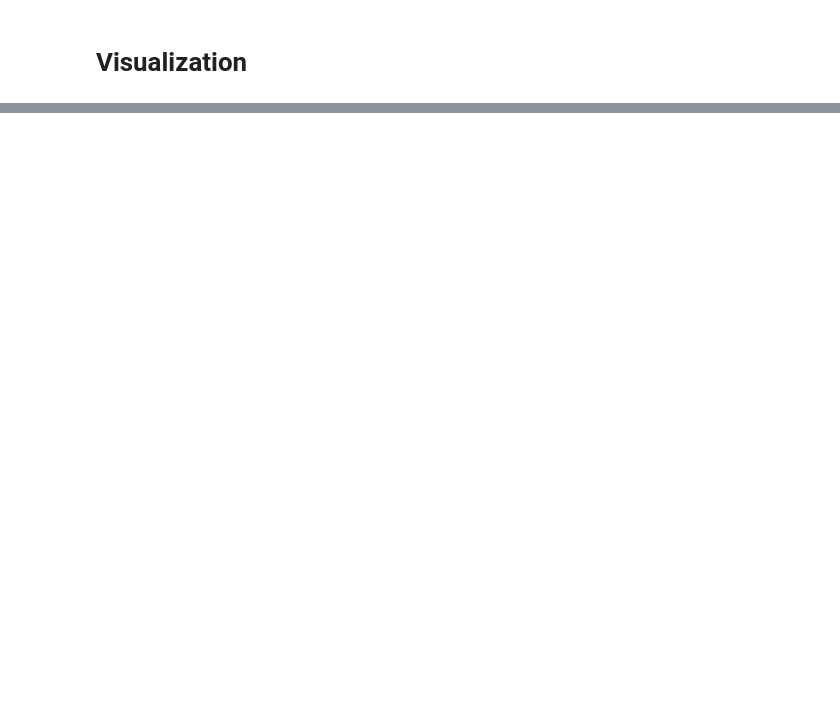
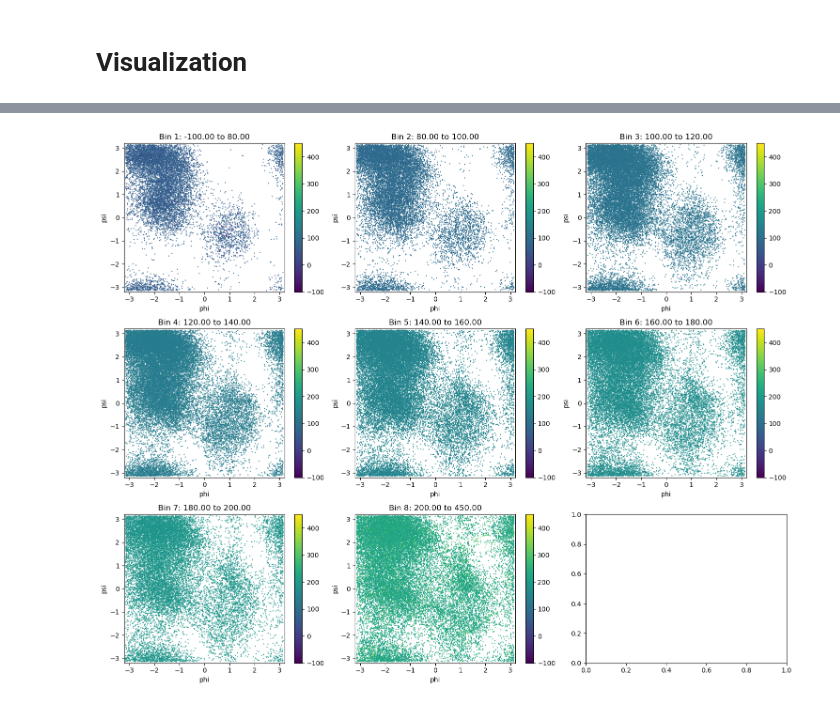
Before and after one commit to seonghyun26/cmd, a Jupyter notebook: data/alanine/dataset-visualize.ipynb, the cells around one changed output, grey strips where cells are left out. Saved outputs shown, nothing was run; the diff lists cells and outputs as text; code cells hidden in the pictures; blank space fills up the shorter version.

```diff
--- a/data/alanine/dataset-visualize.ipynb
+++ b/data/alanine/dataset-visualize.ipynb
@@ -143,0 +170,3 @@ plt.show()
+# %%
+df = pd.DataFrame(np.array([energy_list, state_phi_list, state_psi_list]).T, columns=["energy", "phi", "psi"])
+df
@@ -143,0 +204,23 @@ plt.show()
+# %%
+bins = np.array([-100, 80, 100, 120, 140, 160, 180, 200, 450])
+# %%
+fig,axs = plt.subplots(3, 3, figsize = ( 15, 12 ) )
+axs = axs.ravel()
+
+for i in tqdm(
+    range(0, min(len(bins)-1, 9))
+):
+	ax = axs[i]
+	df_selected = df[(df[f'energy'] <= bins[i+1]) & (df[f'energy'] >= bins[i])]
+	df_selected.plot.hexbin(
+		'phi', 'psi', C=f'energy',
+		vmin = bins[0], vmax = bins[-1],
+		cmap = "viridis", ax = ax,
+		gridsize = 400,
+	)
+	ax.set_title(f"Bin {i+1}: {bins[i]:.2f} to {bins[i+1]:.2f}")
+	ax.set_xlim(-3.2, 3.2)
+	ax.set_ylim(-3.2, 3.2)
+	plt.tight_layout()
+# %% [output]
+[figure, added]
```
Also changed, not shown: parts of 16 cells of this notebook, 17 other files.
